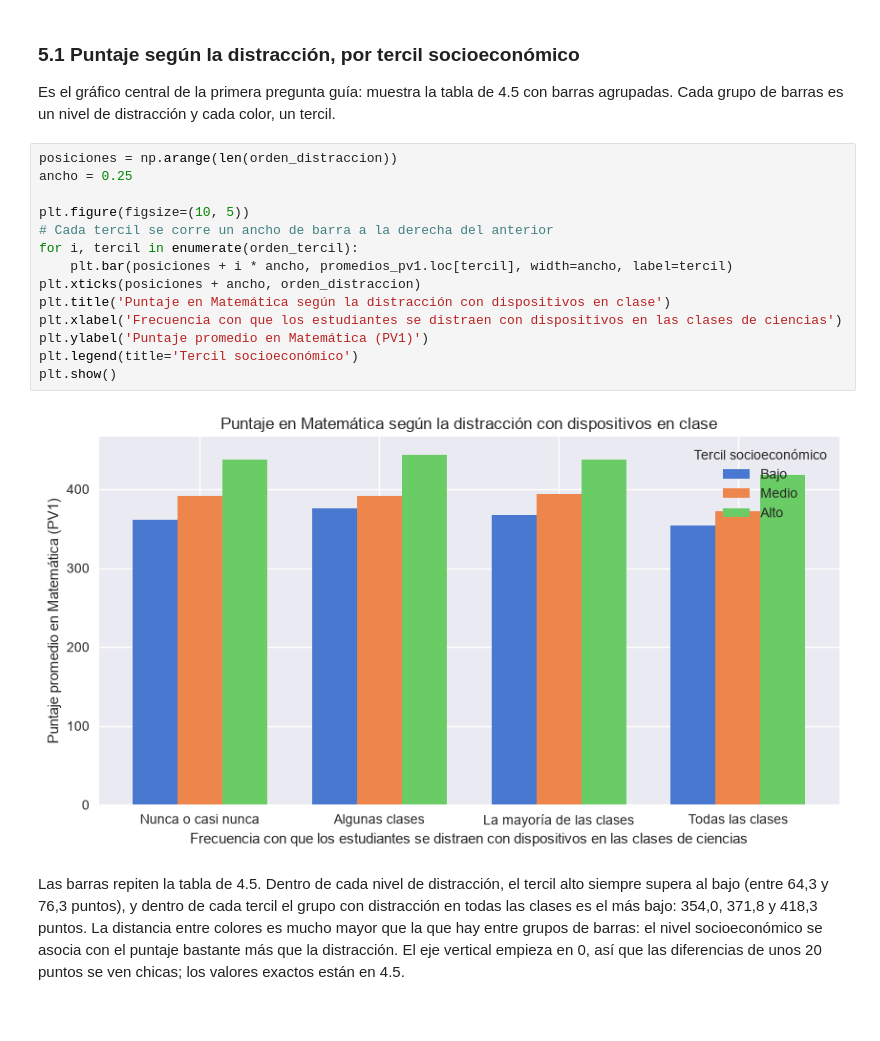
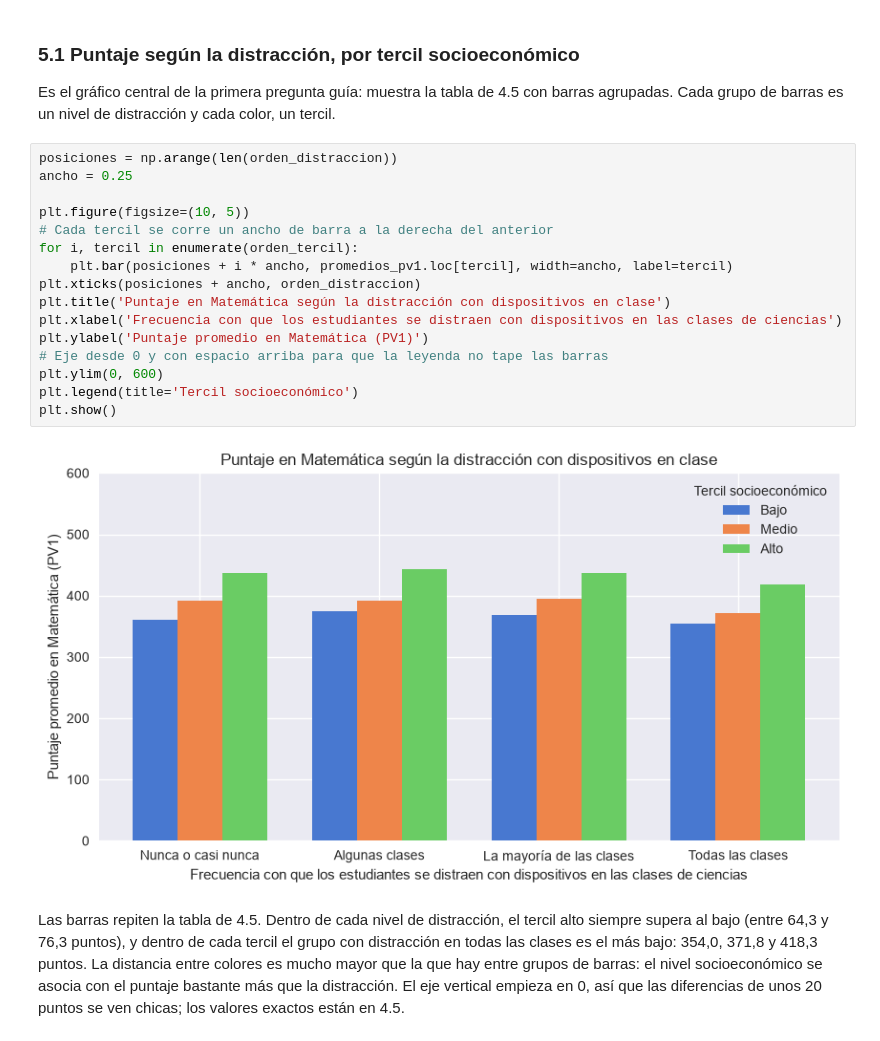
Before and after one commit to ManuelBernardez/PISA-data-analysis, a Jupyter notebook: data_challenge_pisa_argentina.ipynb, the cells around one changed output. Drawn from its saved outputs; the diff is of its cells as text.

```diff
--- a/data_challenge_pisa_argentina.ipynb
+++ b/data_challenge_pisa_argentina.ipynb
@@ -1134,19 +1235,21 @@ Es el gráfico central de la primera pregunta guía: muestra la tabla de 4.5 con
 # %%
 posiciones = np.arange(len(orden_distraccion))
 ancho = 0.25
 
 plt.figure(figsize=(10, 5))
 # Cada tercil se corre un ancho de barra a la derecha del anterior
 for i, tercil in enumerate(orden_tercil):
     plt.bar(posiciones + i * ancho, promedios_pv1.loc[tercil], width=ancho, label=tercil)
 plt.xticks(posiciones + ancho, orden_distraccion)
 plt.title('Puntaje en Matemática según la distracción con dispositivos en clase')
 plt.xlabel('Frecuencia con que los estudiantes se distraen con dispositivos en las clases de ciencias')
 plt.ylabel('Puntaje promedio en Matemática (PV1)')
+# Eje desde 0 y con espacio arriba para que la leyenda no tape las barras
+plt.ylim(0, 600)
 plt.legend(title='Tercil socioeconómico')
 plt.show()
 # %% [output]
-[figure, old version]
+[figure, new version]
 # %% [markdown]
 Las barras repiten la tabla de 4.5. Dentro de cada nivel de distracción, el tercil alto siempre supera al bajo (entre 64,3 y 76,3 puntos), y dentro de cada tercil el grupo con distracción en todas las clases es el más bajo: 354,0, 371,8 y 418,3 puntos. La distancia entre colores es mucho mayor que la que hay entre grupos de barras: el nivel socioeconómico se asocia con el puntaje bastante más que la distracción. El eje vertical empieza en 0, así que las diferencias de unos 20 puntos se ven chicas; los valores exactos están en 4.5.
 # %% [markdown]
```
Also changed, not shown: parts of 20 cells of this notebook.
